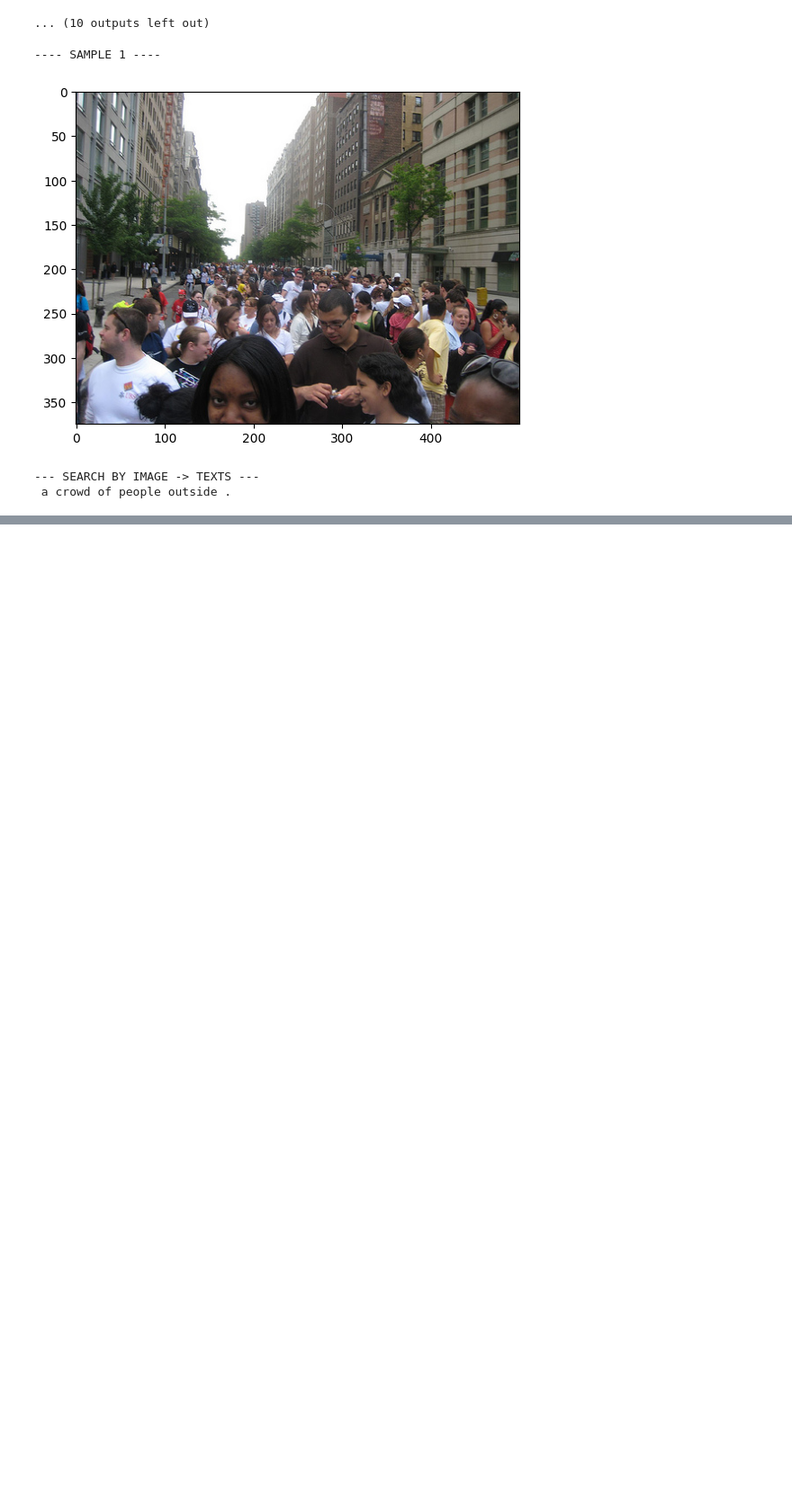
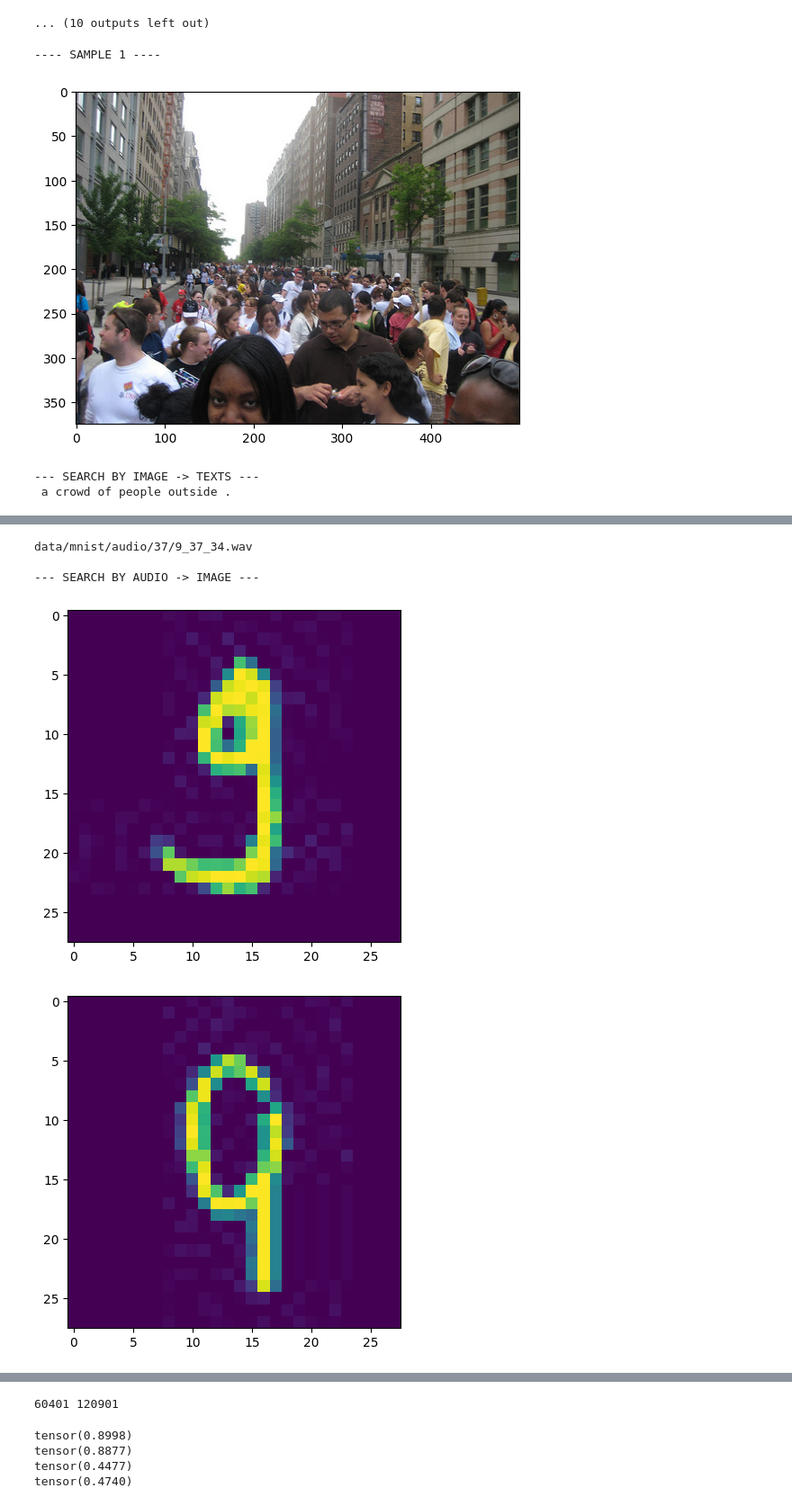
Before and after one commit to Dmitrii975/Multimodal-Experiment, a Jupyter notebook: temp.ipynb, the cells around one changed output, grey strips where cells are left out. Shown: that part at 90% size. Saved outputs shown, nothing was run; the diff lists cells and outputs as text; code cells hidden in the pictures; blank space fills up the shorter version.

```diff
--- a/temp.ipynb
+++ b/temp.ipynb
@@ -485,0 +636,6 @@ visual_validation(initial=initial, id_ds=ds, rds=ready, n_neib=1, n_samples=1, s
+# %%
+ready = Ready_Embeddings_Dataset(
+    texts=id_text,
+    images=i_dict,
+    audios=a_dict
+)
@@ -485,0 +650,2 @@ visual_validation(initial=initial, id_ds=ds, rds=ready, n_neib=1, n_samples=1, s
+# %%
+aids = initial.return_ids_of_objects(TYPE_AUDIO)
@@ -485,0 +658,14 @@ visual_validation(initial=initial, id_ds=ds, rds=ready, n_neib=1, n_samples=1, s
+# %%
+i = aids[randint(0, len(aids))]
+show_closest_objects_by_id(
+    id=i,
+    initial=initial,
+    n_neib=5,
+    rds=ready
+)
+# %% [output]
+data/mnist/audio/37/9_37_34.wav
+
+--- SEARCH BY AUDIO -> IMAGE ---
+[figure, added]
+[figure, added]
@@ -485,0 +675,17 @@ visual_validation(initial=initial, id_ds=ds, rds=ready, n_neib=1, n_samples=1, s
+# %%
+for f, s in ds.pairs:
+    if f == i or s == i:
+        print(f, s)
+        break
+# %% [output]
+60401 120901
+# %%
+print(F.cosine_similarity(ready.get_audio_emb_by_id(f), torch.Tensor(ready.get_text_emb_by_id(120804)), dim=0))
+print(F.cosine_similarity(ready.get_audio_emb_by_id(f), torch.Tensor(ready.get_text_emb_by_id(s)), dim=0))
+print(F.pairwise_distance(ready.get_audio_emb_by_id(f), torch.Tensor(ready.get_text_emb_by_id(120804))))
+print(F.pairwise_distance(ready.get_audio_emb_by_id(f), torch.Tensor(ready.get_text_emb_by_id(s))))
+# %% [output]
+tensor(0.8998)
+tensor(0.8877)
+tensor(0.4477)
+tensor(0.4740)
```
Also changed, not shown: parts of 11 cells of this notebook, 4 other files.
